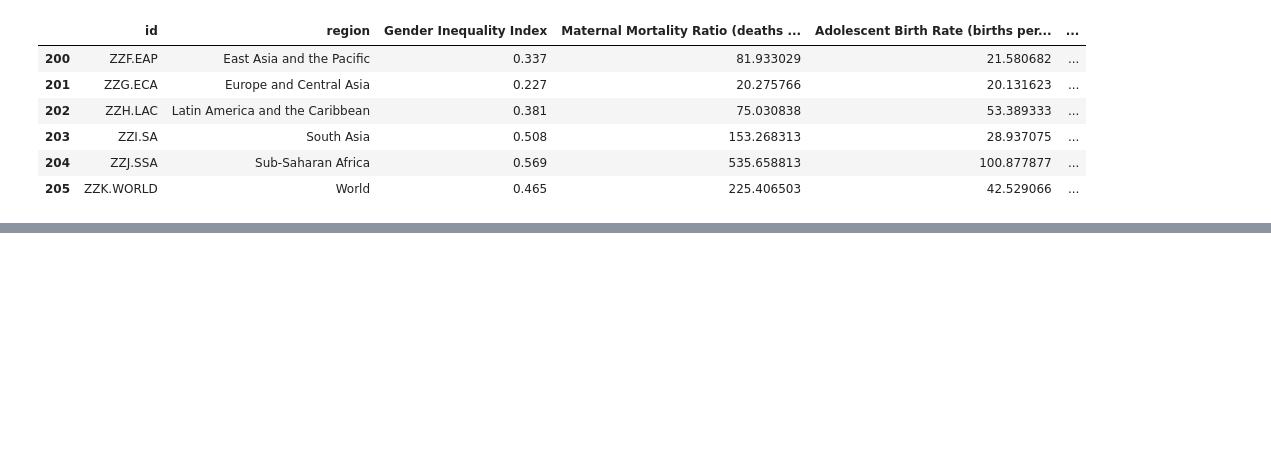
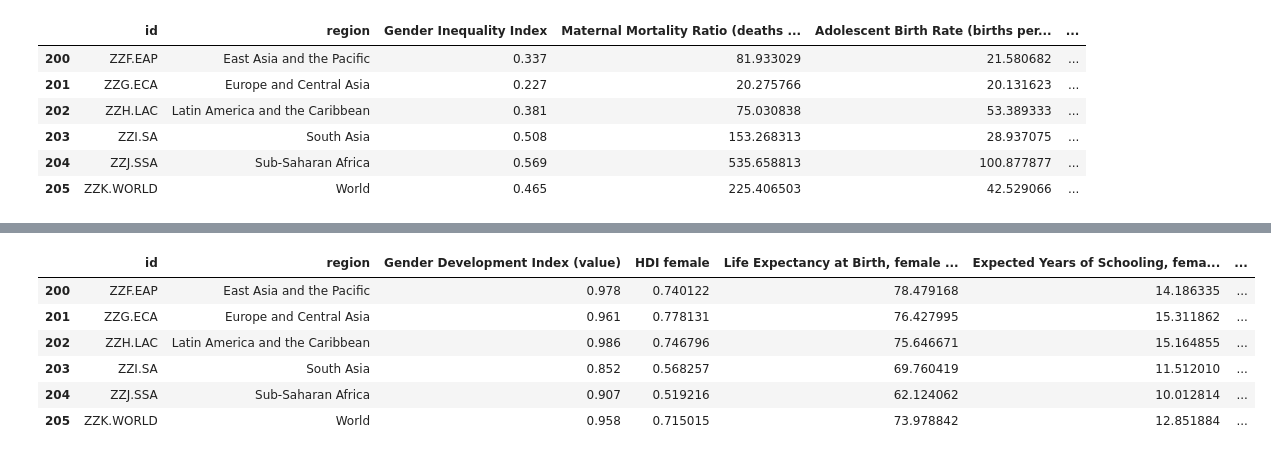
Before and after one commit to AbdullaMashaly/Human_Development_Index, a Jupyter notebook: HDI_cleaning_data.ipynb, the cells around one changed output, grey strips where cells are left out. Saved outputs shown, nothing was run; the diff lists cells and outputs as text; code cells hidden in the pictures; blank space fills up the shorter version.

```diff
--- a/HDI_cleaning_data.ipynb
+++ b/HDI_cleaning_data.ipynb
@@ -388,0 +439,28 @@ GII_levels_cleaned.to_csv("csv tables/GII_levels.csv", index=False)
+# %%
+# Extract the columns we are interested in analyzing for the HDI index table
+
+gender_GDI_df = HDI_df.loc[:, ['iso3', 'country', 'gdi_group_2021', 'gdi_2021', 'hdi_f_2021', 'le_f_2021', 'eys_f_2021',\
+                                'mys_f_2021', 'gni_pc_f_2021','hdi_m_2021', 'le_m_2021', 'eys_m_2021',\
+                                'mys_m_2021', 'gni_pc_m_2021'                                      ]]
+
+#Rename the column headers
+Gender_GDI= gender_GDI_df.rename(columns = {"iso3": "id" ,
+    'gdi_group_2021': 'GDI Group',
+	'gdi_2021' :'Gender Development Index (value)'	,
+	'hdi_f_2021': 'HDI female',
+    'le_f_2021' : 'Life Expectancy at Birth, female (years)',
+	'eys_f_2021' : 'Expected Years of Schooling, female (years)',
+	'mys_f_2021': 'Mean Years of Schooling, female (years)',
+	'gni_pc_f_2021': 'Gross National Income Per Capita, female (2017 PPP$)',
+	'hdi_m_2021' : 'HDI male',
+	'le_m_2021': 'Life Expectancy at Birth, male (years)',
+    'eys_m_2021': 'Expected Years of Schooling, male (years)',
+	'mys_m_2021': 'Mean Years of Schooling, male (years)',
+    'gni_pc_m_2021': 'Gross National Income Per Capita, male (2017 PPP$)'
+                                             }, inplace = True)
+
+gender_levels= gender_GDI_df.iloc[195:199,]
+gender_regions= gender_GDI_df.iloc[200:206,]
+gender_countries= gender_GDI_df.iloc[0:195,]
+
+gender_levels
@@ -388,0 +473,18 @@ GII_levels_cleaned.to_csv("csv tables/GII_levels.csv", index=False)
+# %%
+#Remove columns that aren't needed in the levels and regions dataframes
+
+gender_level_cleaned= gender_levels.drop("GDI Group", axis=1)
+gender_level_cleaned.rename(columns = { 'country':'HDI level', }, inplace = True)
+
+gender_regions_cleaned= gender_regions.drop("GDI Group", axis=1)
+gender_regions_cleaned.rename(columns = { 'country':'region', }, inplace = True)
+
+gender_regions_cleaned
+# %% [output]
+|  | id | region | Gender Development Index (value) | HDI female | Life Expectancy at Birth, female ... | Expected Years of Schooling, fema... | ... |
+| 200 | ZZF.EAP | East Asia and the Pacific | 0.978 | 0.740122 | 78.479168 | 14.186335 | ... |
+| 201 | ZZG.ECA | Europe and Central Asia | 0.961 | 0.778131 | 76.427995 | 15.311862 | ... |
+| 202 | ZZH.LAC | Latin America and the Caribbean | 0.986 | 0.746796 | 75.646671 | 15.164855 | ... |
+| 203 | ZZI.SA | South Asia | 0.852 | 0.568257 | 69.760419 | 11.512010 | ... |
+| 204 | ZZJ.SSA | Sub-Saharan Africa | 0.907 | 0.519216 | 62.124062 | 10.012814 | ... |
+| 205 | ZZK.WORLD | World | 0.958 | 0.715015 | 73.978842 | 12.851884 | ... |
```
Also changed, not shown: parts of 8 cells of this notebook, 9 other files.
